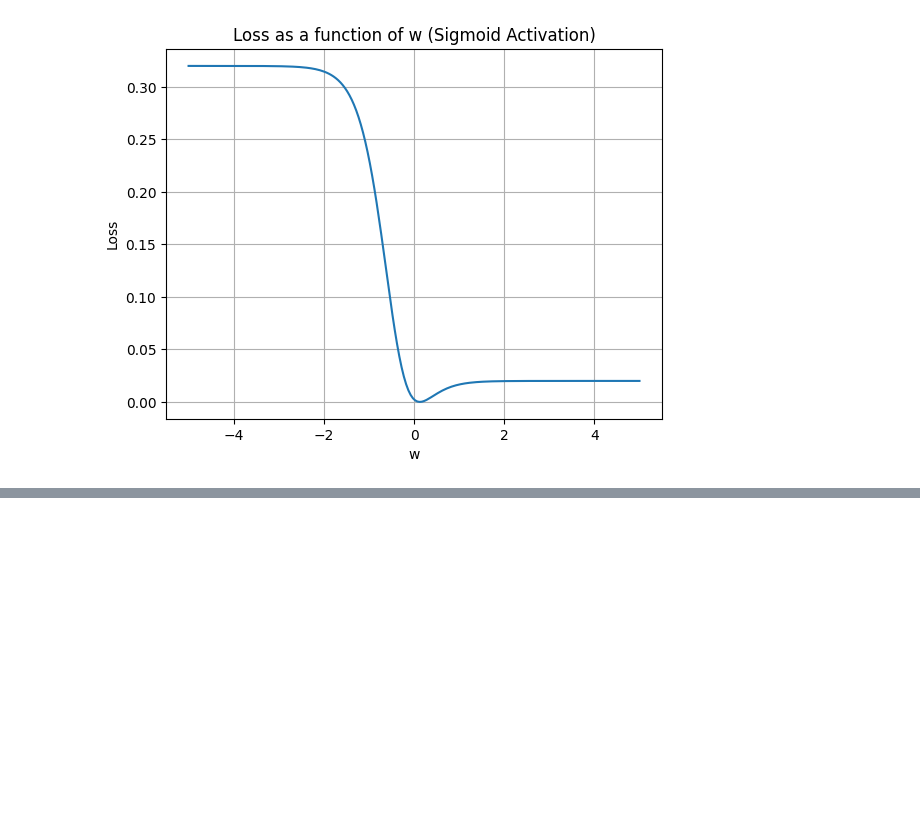
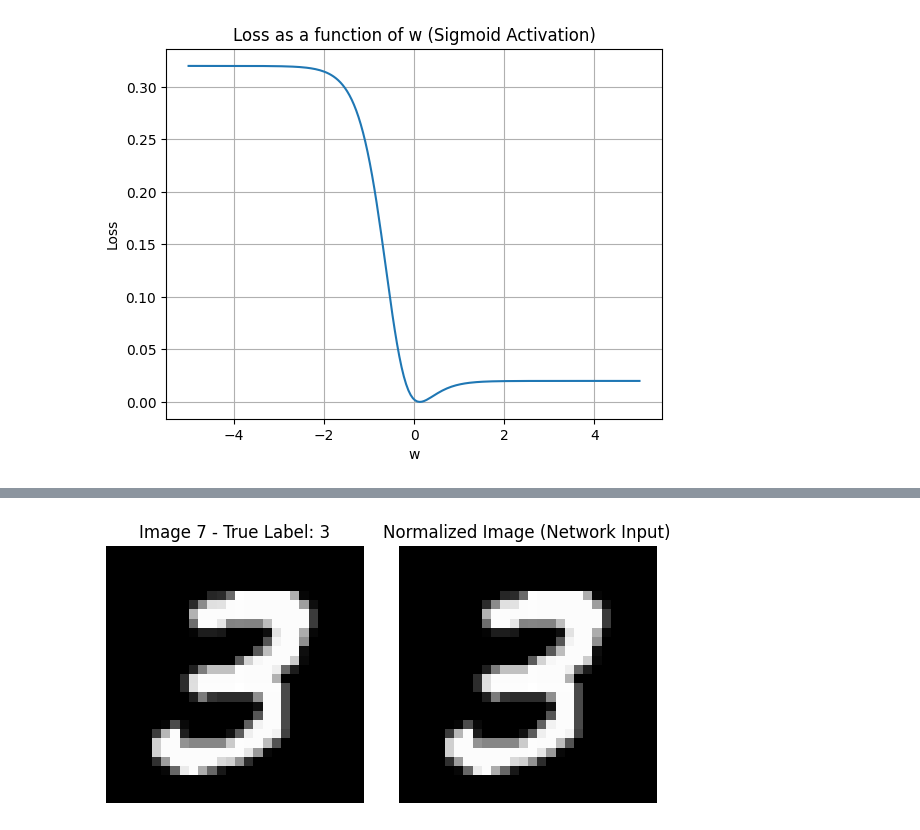
Before and after one commit to moto-tyt/supreme-adventure, a Jupyter notebook: python/Learning-Deep-Learning/deepl.ipynb, the cells around one changed output, grey strips where cells are left out. Drawn from its saved outputs; the diff is of its cells as text; code cells hidden in the pictures; blank space fills up the shorter version.

```diff
--- a/python/Learning-Deep-Learning/deepl.ipynb
+++ b/python/Learning-Deep-Learning/deepl.ipynb
@@ -188,0 +359,14 @@ plt.show()
+# %%
+import numpy as np
+import matplotlib.pyplot as plt
+import idx2numpy
+import random
+
+np.random.seed(7)
+LEARNING_RATE = 0.1
+EPOCHS = 20
+
+TRAIN_IMAGE_FILENAME = 'archive/train-images.idx3-ubyte'
+TRAIN_LABEL_FILENAME = 'archive/train-labels.idx1-ubyte'
+TEST_IMAGE_FILENAME = 'archive/t10k-images.idx3-ubyte'
+TEST_LABEL_FILENAME = 'archive/t10k-labels.idx1-ubyte'
@@ -188,0 +537,35 @@ plt.show()
+# %%
+# Function to visualize an image
+def visualize_image(image_index):
+    """
+    Display the image and its label
+
+    Args:
+        image_index: Index of the image to visualize
+    """
+    # Get the original image (before normalization)
+    original_image = train_images[image_index]
+    true_label = train_labels[image_index]
+
+    plt.figure(figsize=(6, 3))
+
+    # Show the image
+    plt.subplot(1, 2, 1)
+    plt.imshow(original_image, cmap='gray')
+    plt.title(f'Image {image_index} - True Label: {true_label}')
+    plt.axis('off')
+
+    # Show the normalized image (what the network sees)
+    plt.subplot(1, 2, 2)
+    normalized_image = x_train[image_index].reshape(28, 28)
+    plt.imshow(normalized_image, cmap='gray')
+    plt.title('Normalized Image (Network Input)')
+    plt.axis('off')
+
+    plt.tight_layout()
+    plt.show()
+
+# Visualize image 3
+visualize_image(7)
+# %% [output]
+[figure, added]
```
Also changed, not shown: parts of 17 cells of this notebook, 14 other files.
